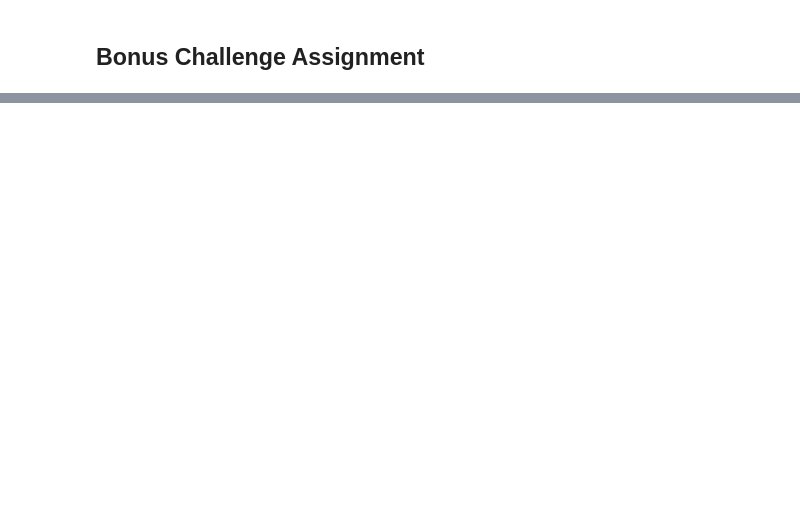
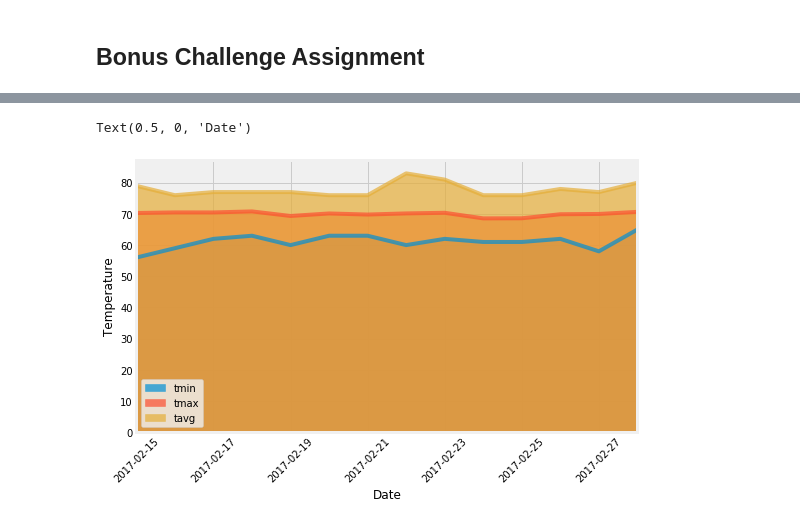
Before and after one commit to Eng-Hisham991/Sqlalchemy-challenge, a Jupyter notebook: climate_starter.ipynb, the cells around one changed output, grey strips where cells are left out. Saved outputs shown, nothing was run; the diff lists cells and outputs as text; code cells hidden in the pictures; blank space fills up the shorter version.

```diff
--- a/climate_starter.ipynb
+++ b/climate_starter.ipynb
@@ -248,3 +224,11 @@ Text(0, 0.5, 'Temp(F)')
 # %%
 # Calculate the total amount of rainfall per weather station for your trip dates using the previous year's matching dates.
 # Sort this in descending order by precipitation amount and list the station, name, latitude, longitude, and elevation
+sec= [func.sum(Measurement.prcp), Measurement.station,Station.name, Station.latitude,
+                   Station.longitude, Station.elevation]
+info= session.query(*sec).\
+    filter(and_(Measurement.date >= start_date, Measurement.date <= end_date, Measurement.station==Station.station)).\
+    group_by(Measurement.station).order_by(desc((func.sum(Measurement.prcp))))
+
+for item in info:
+    print(list(np.ravel(item)))
@@ -272,9 +266,20 @@ daily_normals("01-01")
 # push each tuple of calculations into a list called `normals`
 
 # Set the start and end date of the trip
+base_start= dt.date(2017,2,14)
+base_end= dt.date(2017,2,28)
 
 # Use the start and end date to create a range of dates
+date_list=[base_end - dt.timedelta(x) for x in range(14)][::-1]
 
 # Stip off the year and save a list of %m-%d strings
-
+datestr=[]
+for date in date_list:
+    s= date.strftime("%m-%d")
+    datestr.append(s)
 # Loop through the list of %m-%d strings and calculate the normals for each date
+normals=[]
+for item in datestr:
+    nor= daily_normals(item)
+    normals.append(nor)
+normals
@@ -282,0 +301,14 @@ daily_normals("01-01")
+# %%
+# Load the previous query results into a Pandas DataFrame and add the `trip_dates` range as the `date` index
+# Reformat the datestr list to include year in its format
+datestr1=[]
+for date in date_list:
+    s= date.strftime("%Y-%m-%d")
+    datestr1.append(s)
+
+normals_list= []
+for item in normals:
+    s= list(np.ravel(item))
+    normals_list.append(s)
+p= pd.DataFrame([lis for lis in normals_list], index= datestr1, columns= ['tmin', 'tmax', 'tavg'])
+p
@@ -283,2 +331,8 @@ daily_normals("01-01")
 # %%
 # Plot the daily normals as an area plot with `stacked=False`
+ax= p.plot.area(figsize=(8,5), rot=45, alpha=0.7 ,stacked=False)
+ax.set_ylabel('Temperature')
+ax.set_xlabel('Date')
+# %% [output]
+Text(0.5, 0, 'Date')
+[figure, added]
```
Also changed, not shown: parts of 13 cells of this notebook, 2 other files.
